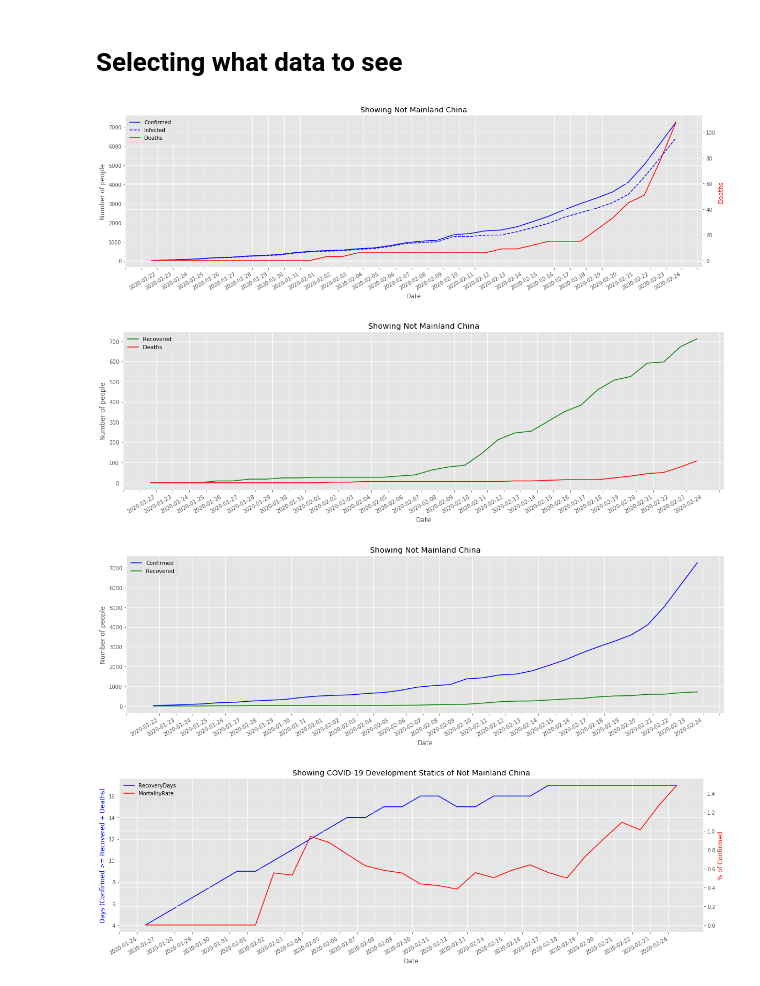
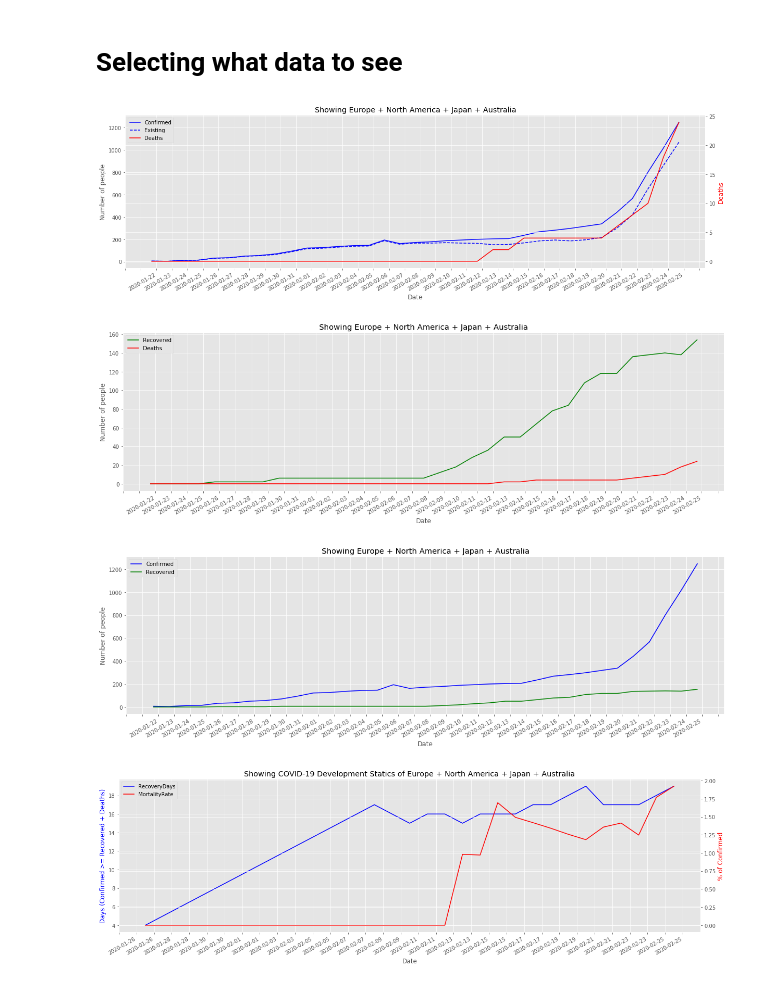
Before and after one commit to flow4u/public, a Jupyter notebook: Covid_19.ipynb, the cells around one changed output. Drawn from its saved outputs; the diff is of its cells as text; code cells hidden in the pictures.

```diff
--- a/Covid_19.ipynb
+++ b/Covid_19.ipynb
@@ -43,15 +43,16 @@ for set in data_sets:
 df = df.reindex(sorted(df.columns), axis=1)
 # %%
 #@title
-europe = ['Belgium', 'Finland',
+europe = ['Austria', 'Belgium', 'Croatia', 'Finland',
        'France', 'Germany','Italy',
-       'Spain', 'Sweden',
+       'Spain', 'Sweden','Switzerland',
        'UK']
 
-western = ['Australia', 'Belgium', 'Canada', 'Finland',
-       'France', 'Germany', 'Italy', 'Japan',
-       'Sweden',
-       'UK', 'US']
+western = ['Australia',
+           'Austria', 'Belgium', 'Croatia', 'Finland',
+           'France', 'Germany','Italy',
+           'Spain', 'Sweden','Switzerland', 'UK',
+          'Japan', 'US']
 
 asia = ['Cambodia',
        'Hong Kong',
@@ -68,28 +69,29 @@ asia_excl_mainland_china = ['Cambodia',
        'Vietnam']
 
 
-middle_east = ['Afghanistan','Egypt', 'Bahrain','Kuwait','Oman',
+middle_east = ['Afghanistan', 'Algeria', 'Egypt', 'Bahrain','Kuwait','Oman',
        'Iran', 'Iraq', 'Israel',
        'Lebanon', 'Macau',
        'United Arab Emirates']
 
-all_countries = ['Afghanistan', 'Australia', 'Bahrain', 'Belgium', 'Cambodia', 'Canada',
-       'Egypt', 'Finland', 'France', 'Germany', 'Hong Kong', 'India', 'Iran',
-       'Iraq', 'Israel', 'Italy', 'Japan', 'Kuwait', 'Lebanon', 'Macau',
-       'Mainland China', 'Malaysia', 'Nepal', 'Oman', 'Others', 'Philippines',
-       'Russia', 'Singapore', 'South Korea', 'Spain', 'Sri Lanka', 'Sweden',
-       'Taiwan', 'Thailand', 'UK', 'US', 'United Arab Emirates', 'Vietnam']
+all_countries = ['Afghanistan', 'Algeria', 'Australia', 'Austria', 'Bahrain', 'Belgium',
+       'Cambodia', 'Canada', 'Croatia', 'Egypt', 'Finland', 'France',
+       'Germany', 'Hong Kong', 'India', 'Iran', 'Iraq', 'Israel', 'Italy',
+       'Japan', 'Kuwait', 'Lebanon', 'Macau', 'Mainland China', 'Malaysia',
+       'Nepal', 'Oman', 'Others', 'Philippines', 'Russia', 'Singapore',
+       'South Korea', 'Spain', 'Sri Lanka', 'Sweden', 'Switzerland', 'Taiwan',
+       'Thailand', 'UK', 'US', 'United Arab Emirates', 'Vietnam']
 
 for t in df.index.unique():
   if all_countries.count(t) == 0:
-    print('Missing: '+t)
+    print("Missing: '"+t+ "'")
 
 # df.index.unique()
 # %% [markdown]
 # Selecting what data to see
 # %%
 #@markdown Select and Press **CTRL + F10** to update the graphs
-country_selection = "Not Mainland China" #@param ["All", "Not Mainland China", 'Mainland China", "Europe", "Europe + North America + Japan + Australia", "Russia", "Middle-East", "India", "Others", "Asia", "Asia excl Mainland China"] {allow-input: true}
+country_selection = "Europe + North America + Japan + Australia" #@param ["All", "Not Mainland China", 'Mainland China", "Europe", "Europe + North America + Japan + Australia", "Russia", "Middle-East", "India", "Others", "Asia", "Asia excl Mainland China"] {allow-input: true}
 stepsize =  1#@param {type:"integer"}
 df2=[]
 if country_selection == 'Not Mainland China':
@@ -121,38 +123,38 @@ df_status = df2.groupby(['Status']).sum()
 #@title
 
 df_plot = df_status.T.reset_index()
-df_plot['Infected'] = df_plot['Confirmed'] - df_plot['Deaths'] - df_plot['Recovered']
+df_plot['Existing'] = df_plot['Confirmed'] - df_plot['Deaths'] - df_plot['Recovered']
 plt.style.use('ggplot')
 x = df_plot['index']
 y1 = df_plot['Confirmed']
 y2 = df_plot['Deaths']
-y3 = df_plot['Infected']
+y3 = df_plot['Existing']
 fig, ax1 = plt.subplots(figsize=(20,6))
 
 ax2 = ax1.twinx()
 line1, = ax1.plot(x, y1, 'b-', label = 'Confirmed')
-line2, = ax1.plot(x, y3, 'b--', label = 'Infected')
+line2, = ax1.plot(x, y3, 'b--', label = 'Existing')
 line3, = ax2.plot(x, y2, 'r-', label = 'Deaths')
 
 fig.autofmt_xdate()
 
 # ax1.set_ylim(0,55000)
 start, end = ax1.get_xlim()
 # stepsize = 5
 ax1.xaxis.set_ticks(np.arange(start, end, stepsize))
 
 ax1.set_xlabel('Date')
 ax1.set_ylabel('Number of people')
 ax2.set_ylabel('Deaths', color='r')
 
 
 title = 'Showing ' + country_selection
 plt.legend(handles=[line1, line2, line3], loc='upper left')
 plt.title(title)
 
 plt.show()
 # %% [output]
-[figure, old version]
+[figure, new version]
 # %%
 #@title
 df_plot = df_status.T.reset_index()
@@ -185,7 +187,7 @@ plt.title(title)
 
 plt.show()
 # %% [output]
-[figure, old version]
+[figure, new version]
 # %%
 #@title
 df_plot = df_status.T.reset_index()
@@ -218,7 +220,7 @@ plt.title(title)
 
 plt.show()
 # %% [output]
-[figure, old version]
+[figure, new version]
 # %%
 #@title
 df_temp2 = df_status.T.reset_index()
@@ -289,4 +291,4 @@ plt.title(title)
 
 plt.show()
 # %% [output]
-[figure, old version]
+[figure, new version]
```
